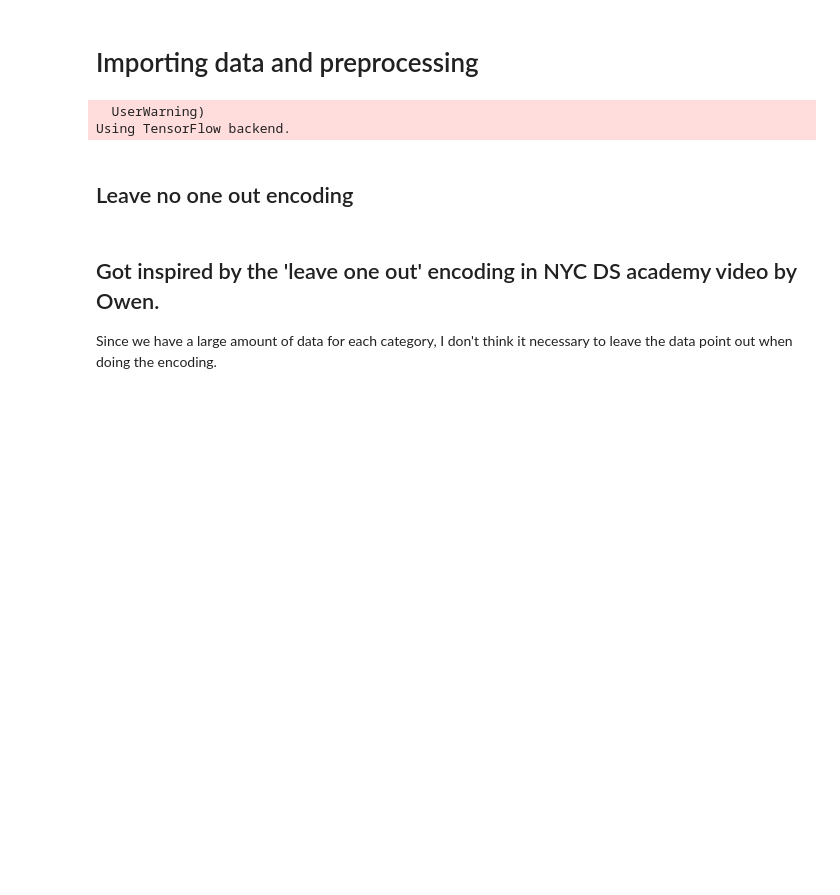
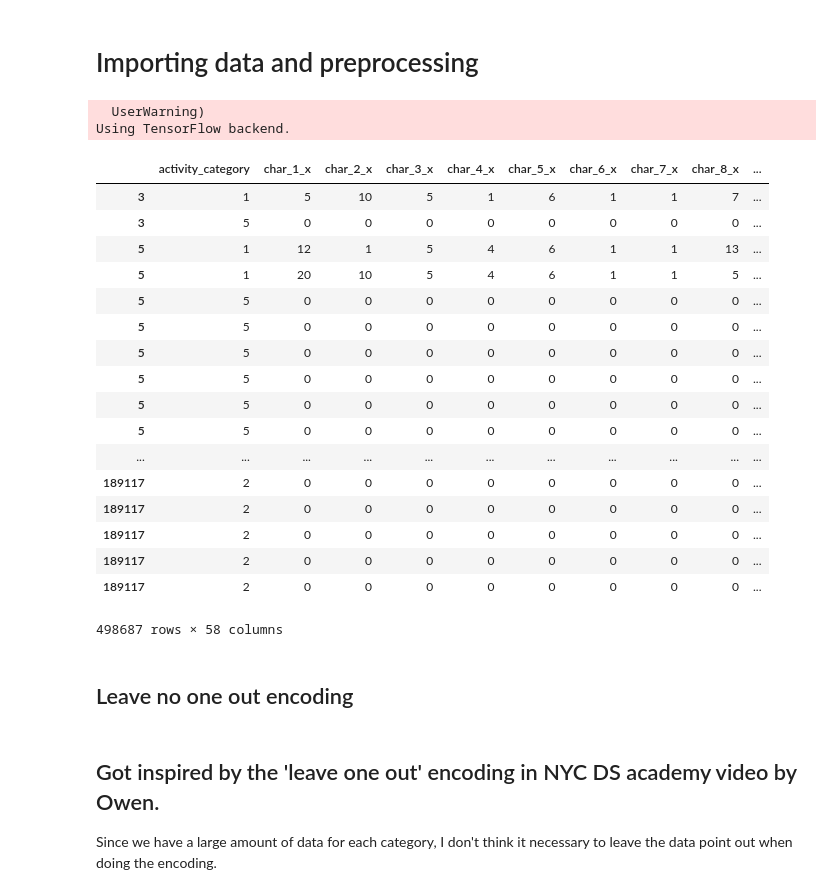
Before and after one commit to flyeversheep/Project-Redhat, a Jupyter notebook: redhat-stacking.ipynb, the cells around one changed output. Drawn from its saved outputs; the diff is of its cells as text; code cells hidden in the pictures; blank space fills up the shorter version.

```diff
--- a/redhat-stacking.ipynb
+++ b/redhat-stacking.ipynb
@@ -78,3 +68,38 @@ del act_train,act_test,people
+# %%
+train_people, validation_people = cv.train_test_split(people,test_size = 0.15,random_state=1)
+
+train = act_train.merge(train_people, on='people_id', how='inner', left_index=True)
+validation = act_train.merge(validation_people, on='people_id', how='inner', left_index=True)
+test  = act_test.merge(people, on='people_id', how='left', left_index=True)
+
+train = train.drop(['people_id','activity_id'],axis=1)
+validation = validation.drop(['people_id','activity_id'],axis=1)
+test_activity = test['activity_id']
+test = test.drop(['people_id','activity_id'],axis=1)
+clean_data(validation)
+clean_data(train)
+clean_data(test)
+
+#del act_train,act_test,people
+# %% [output]
+|  | activity_category | char_1_x | char_2_x | char_3_x | char_4_x | char_5_x | char_6_x | char_7_x | char_8_x | ... |
+| 3 | 1 | 5 | 10 | 5 | 1 | 6 | 1 | 1 | 7 | ... |
+| 3 | 5 | 0 | 0 | 0 | 0 | 0 | 0 | 0 | 0 | ... |
+| 5 | 1 | 12 | 1 | 5 | 4 | 6 | 1 | 1 | 13 | ... |
+| 5 | 1 | 20 | 10 | 5 | 4 | 6 | 1 | 1 | 5 | ... |
+| 5 | 5 | 0 | 0 | 0 | 0 | 0 | 0 | 0 | 0 | ... |
+| 5 | 5 | 0 | 0 | 0 | 0 | 0 | 0 | 0 | 0 | ... |
+| 5 | 5 | 0 | 0 | 0 | 0 | 0 | 0 | 0 | 0 | ... |
+| 5 | 5 | 0 | 0 | 0 | 0 | 0 | 0 | 0 | 0 | ... |
+| 5 | 5 | 0 | 0 | 0 | 0 | 0 | 0 | 0 | 0 | ... |
+| 5 | 5 | 0 | 0 | 0 | 0 | 0 | 0 | 0 | 0 | ... |
+| ... | ... | ... | ... | ... | ... | ... | ... | ... | ... | ... |
+| 189117 | 2 | 0 | 0 | 0 | 0 | 0 | 0 | 0 | 0 | ... |
+| 189117 | 2 | 0 | 0 | 0 | 0 | 0 | 0 | 0 | 0 | ... |
+| 189117 | 2 | 0 | 0 | 0 | 0 | 0 | 0 | 0 | 0 | ... |
+| 189117 | 2 | 0 | 0 | 0 | 0 | 0 | 0 | 0 | 0 | ... |
+| 189117 | 2 | 0 | 0 | 0 | 0 | 0 | 0 | 0 | 0 | ... |
+498687 rows × 58 columns
 # %%
 colname = test.columns
 category = ['activity_category', 'char_1_x', 'char_2_x', 'char_3_x', 'char_4_x',
```
Also changed, not shown: parts of 14 cells of this notebook.
